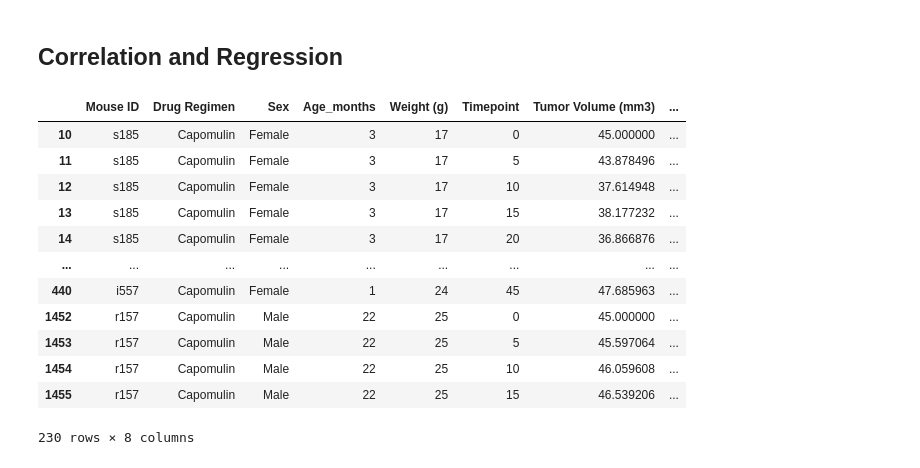
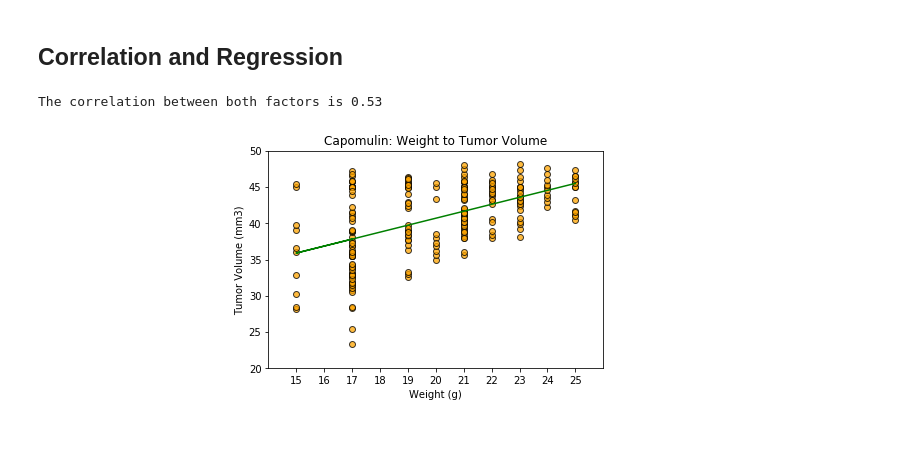
Before and after one commit to quickbarn/Matplotlib-challenge, a Jupyter notebook: Pymaceuticals/pymaceuticals_starter.ipynb, the cells around one changed output. Drawn from its saved outputs; the diff is of its cells as text; code cells hidden in the pictures.

```diff
--- a/Pymaceuticals/pymaceuticals_starter.ipynb
+++ b/Pymaceuticals/pymaceuticals_starter.ipynb
@@ -361,22 +361,29 @@ plt.show()
 [figure]
 # %% [markdown]
 ## Correlation and Regression
-# %%
-# Calculate the correlation coefficient and linear regression model
-# for mouse weight and average tumor volume for the Capomulin regimen
-# correlation_df=capomulin_mice["Tumor Volume (mm3"]
-capomulin_mice
-# %% [output]
-|  | Mouse ID | Drug Regimen | Sex | Age_months | Weight (g) | Timepoint | Tumor Volume (mm3) | ... |
-| 10 | s185 | Capomulin | Female | 3 | 17 | 0 | 45.000000 | ... |
-| 11 | s185 | Capomulin | Female | 3 | 17 | 5 | 43.878496 | ... |
-| 12 | s185 | Capomulin | Female | 3 | 17 | 10 | 37.614948 | ... |
-| 13 | s185 | Capomulin | Female | 3 | 17 | 15 | 38.177232 | ... |
-| 14 | s185 | Capomulin | Female | 3 | 17 | 20 | 36.866876 | ... |
-| ... | ... | ... | ... | ... | ... | ... | ... | ... |
-| 440 | i557 | Capomulin | Female | 1 | 24 | 45 | 47.685963 | ... |
-| 1452 | r157 | Capomulin | Male | 22 | 25 | 0 | 45.000000 | ... |
-| 1453 | r157 | Capomulin | Male | 22 | 25 | 5 | 45.597064 | ... |
-| 1454 | r157 | Capomulin | Male | 22 | 25 | 10 | 46.059608 | ... |
-| 1455 | r157 | Capomulin | Male | 22 | 25 | 15 | 46.539206 | ... |
-230 rows × 8 columns
+# %%
+# Calculate the correlation coefficient and linear regression model
+# for mouse weight and average tumor volume for the Capomulin regimen
+m_weight = capomulin_mice.iloc[:,4]
+t_vol = capomulin_mice.iloc[:,6]
+correlation = st.pearsonr(m_weight, t_vol)
+print(f"The correlation between both factors is {round(correlation[0],2)}")
+
+x_scatter = capomulin_mice["Weight (g)"]
+y_scatter = capomulin_mice["Tumor Volume (mm3)"]
+(slope, intercept, rvalue, pvalue, stderr) = linregress(x_scatter, y_scatter)
+regress_values = x_scatter*slope+intercept
+line_eq = "y = " + str(round(slope,2)) + "x + " + str(round(intercept,2))
+plt.scatter(x_scatter, y_scatter, marker="o", facecolors="orange", edgecolors="black", alpha=0.75)
+plt.plot(x_scatter, regress_values, "g-")
+plt.annotate(line_eq,(6,10),fontsize=15,color="green")
+plt.title("Capomulin: Weight to Tumor Volume")
+plt.xlabel("Weight (g)")
+plt.ylabel("Tumor Volume (mm3)")
+plt.xticks(np.arange(min(x_scatter), max(x_scatter)+1, 1))
+plt.xlim(14,26)
+plt.ylim(20, 50)
+plt.show()
+# %% [output]
+The correlation between both factors is 0.53
+[figure, added]
```
Also changed, not shown: parts of 7 cells of this notebook.
